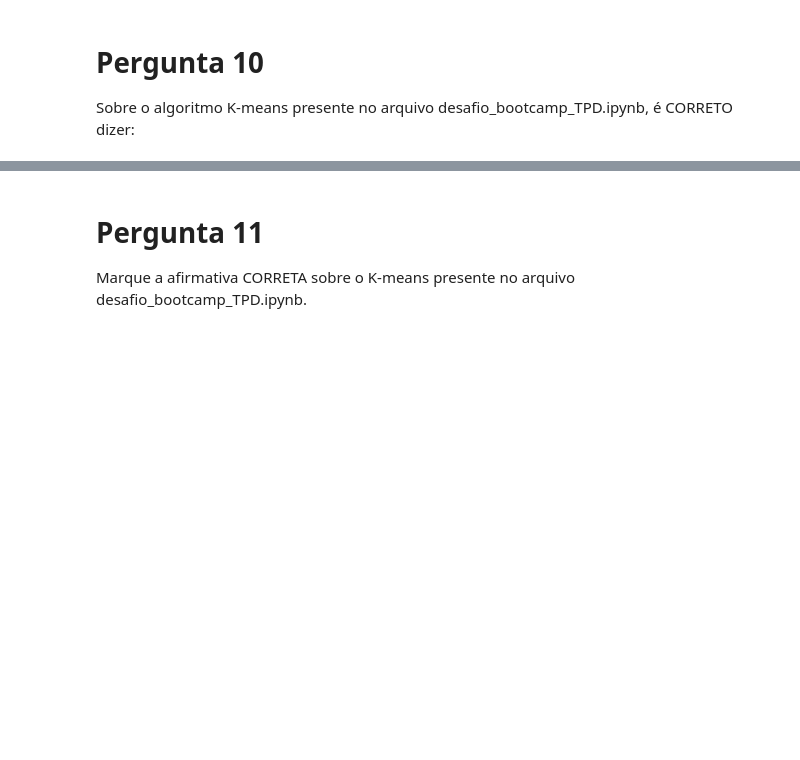
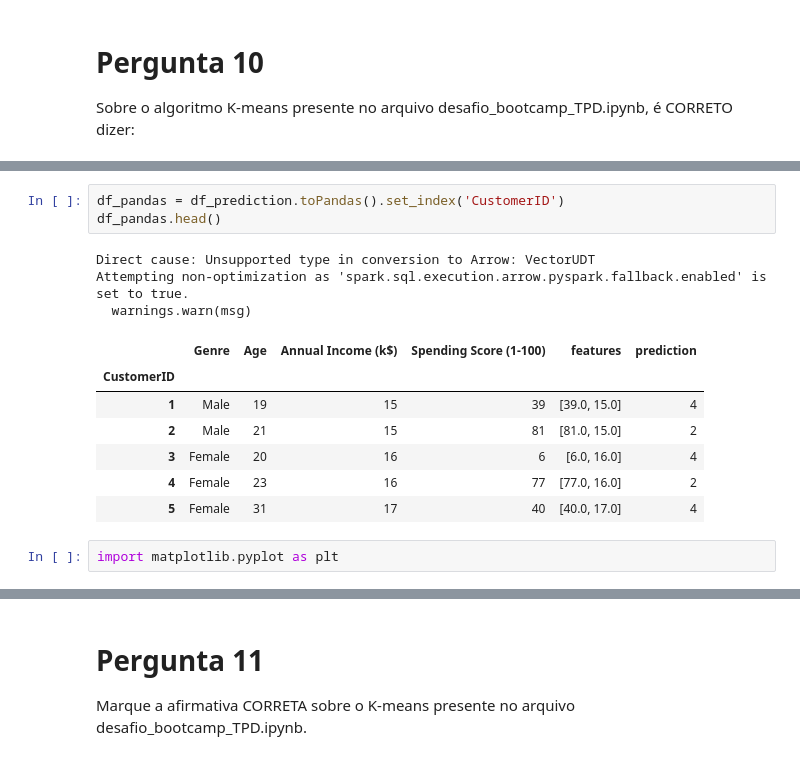
Before and after one commit to alexcamargos/DataScienceBootcampIGTI, a Jupyter notebook: Modulo_3/Desafio/resolucao_desafio_pyspark.ipynb, the cells around one changed output, grey strips where cells are left out. Cells and saved outputs as stored; diff of their text form; blank space fills up the shorter version.

```diff
--- a/Modulo_3/Desafio/resolucao_desafio_pyspark.ipynb
+++ b/Modulo_3/Desafio/resolucao_desafio_pyspark.ipynb
@@ -95,0 +366,16 @@ pass
+# %%
+df_pandas = df_prediction.toPandas().set_index('CustomerID')
+df_pandas.head()
+# %% [output]
+Direct cause: Unsupported type in conversion to Arrow: VectorUDT
+Attempting non-optimization as 'spark.sql.execution.arrow.pyspark.fallback.enabled' is set to true.
+  warnings.warn(msg)
+|  | Genre | Age | Annual Income (k$) | Spending Score (1-100) | features | prediction |
+| CustomerID |  |  |  |  |  |  |
+| 1 | Male | 19 | 15 | 39 | [39.0, 15.0] | 4 |
+| 2 | Male | 21 | 15 | 81 | [81.0, 15.0] | 2 |
+| 3 | Female | 20 | 16 | 6 | [6.0, 16.0] | 4 |
+| 4 | Female | 23 | 16 | 77 | [77.0, 16.0] | 2 |
+| 5 | Female | 31 | 17 | 40 | [40.0, 17.0] | 4 |
+# %%
+import matplotlib.pyplot as plt
```
Also changed, not shown: parts of 50 cells of this notebook, 1 other file.
